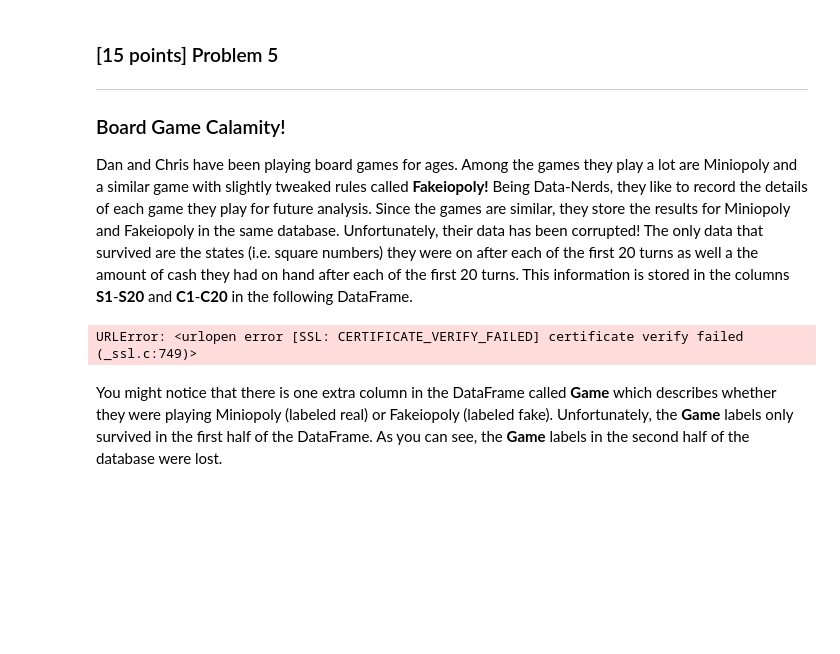
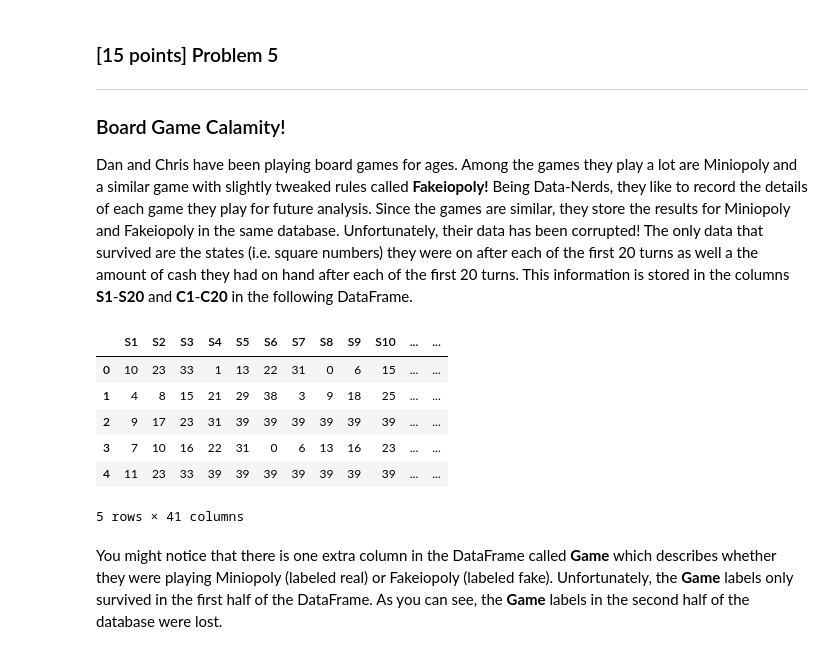
Before and after one commit to scuthbert/DataScience, a Jupyter notebook: hmwk/hmwk02/hmwk02.ipynb, the cells around one changed output. Drawn from its saved outputs; the diff is of its cells as text; code cells hidden in the pictures; blank space fills up the shorter version.

```diff
--- a/hmwk/hmwk02/hmwk02.ipynb
+++ b/hmwk/hmwk02/hmwk02.ipynb
@@ -413,10 +420,16 @@ for i in range(5000):
 
 Dan and Chris have been playing board games for ages. Among the games they play a lot are Miniopoly and a similar game with slightly tweaked rules called **Fakeiopoly!**  Being Data-Nerds, they like to record the details of each game they play for future analysis.  Since the games are similar, they store the results for Miniopoly and Fakeiopoly in the same database.  Unfortunately, their data has been corrupted!  The only data that survived are the states (i.e. square numbers) they were on after each of the first 20 turns as well a the amount of cash they had on hand after each of the first 20 turns. This information is stored in the columns **S1**-**S20** and **C1**-**C20** in the following DataFrame.
 # %%
-dfLog = pd.read_csv("https://raw.githubusercontent.com/chrisketelsen/csci3022/master/hmwk/hmwk02/game_log.csv")
+dfLog = pd.read_csv("game_log.csv") #("https://raw.githubusercontent.com/chrisketelsen/csci3022/master/hmwk/hmwk02/game_log.csv")
 dfLog.head()
 # %% [output]
+|  | S1 | S2 | S3 | S4 | S5 | S6 | S7 | S8 | S9 | S10 | ... | ... |
+| 0 | 10 | 23 | 33 | 1 | 13 | 22 | 31 | 0 | 6 | 15 | ... | ... |
+| 1 | 4 | 8 | 15 | 21 | 29 | 38 | 3 | 9 | 18 | 25 | ... | ... |
+| 2 | 9 | 17 | 23 | 31 | 39 | 39 | 39 | 39 | 39 | 39 | ... | ... |
+| 3 | 7 | 10 | 16 | 22 | 31 | 0 | 6 | 13 | 16 | 23 | ... | ... |
+| 4 | 11 | 23 | 33 | 39 | 39 | 39 | 39 | 39 | 39 | 39 | ... | ... |
-URLError: <urlopen error [SSL: CERTIFICATE_VERIFY_FAILED] certificate verify failed (_ssl.c:749)>
+5 rows × 41 columns
 # %% [markdown]
 You might notice that there is one extra column in the DataFrame called **Game** which describes whether they were playing Miniopoly (labeled real) or Fakeiopoly (labeled fake).  Unfortunately, the **Game** labels only survived in the first half of the DataFrame.  As you can see, the **Game** labels in the second half of the database were lost.
 # %%
```
Also changed, not shown: parts of 12 cells of this notebook.
